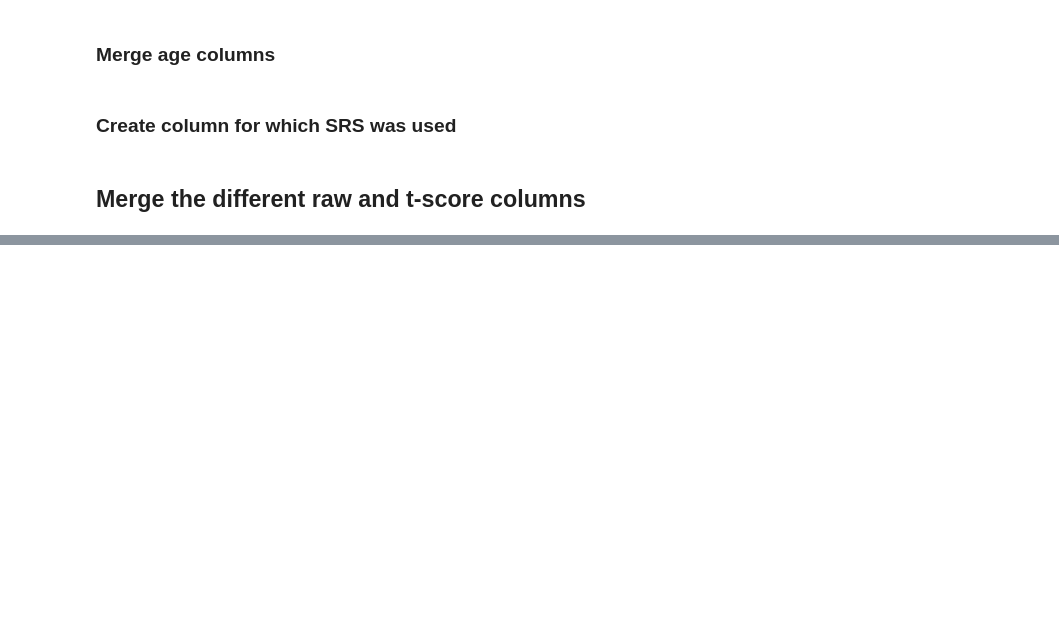
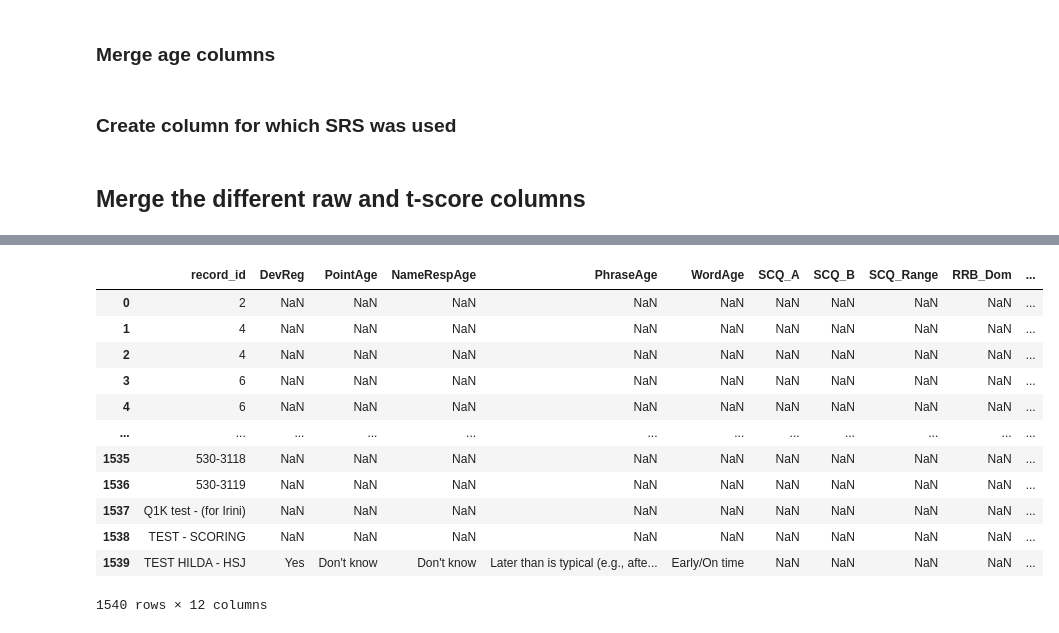
Before and after one commit to gabrielblancogomez/q1k_neurosubs, a Jupyter notebook: code/SRS_melting.ipynb, the cells around one changed output, grey strips where cells are left out. Drawn from its saved outputs; the diff is of its cells as text; code cells hidden in the pictures; blank space fills up the shorter version.

```diff
--- a/code/SRS_melting.ipynb
+++ b/code/SRS_melting.ipynb
@@ -394,0 +402,3 @@ avg_tscore_by_questionnaire
+# %%
+scq_files = glob.glob(f'../source/clinical/srs/{date}/*SCQ*.csv')
+scq_df= pd.read_csv(scq_files[0])
@@ -394,0 +442,36 @@ avg_tscore_by_questionnaire
+# %%
+col_remap = {
+    "k) Did the participant ever have a developmental regression, meaning they lost skills like language, motor or social skills, after having developed them? ": "DevReg",
+    "j) When did the participant first point at things around him/her or use simple gestures (i.e., pointing to request or for showing interest, waving goodbye; often develops around 10-12 months)? ": "PointAge",
+    "i) When did the participant first respond to their name (i.e., turn their head when called by name - often develops around 4-8 months)? ": "NameRespAge",
+    "g) When did the participant first use simple phrases (e.g., 'want milk, mommy'- often develops around 18-24 months)? ": "PhraseAge",
+    "f)  When did the participant first speak their first words (other than those that mean mama, dada - often develops  around 12-15 months)? ": "WordAge",
+    "SCQ Total Score A: ": "SCQ_A",
+    "SCQ Total Score B: ": "SCQ_B",
+    "Total Raw Score Range :" : "SCQ_Range",
+    "Restricted, Repetitive, and Stereotyped Patterns of Behavior Domain:": "RRB_Dom",
+    "Reciprocal Social Interaction Domain:": "SocInt_Dom",
+    "Communication Domain: ": "Comm_Dom",
+        'Record ID': 'record_id',
+
+}
+
+scq_df.rename(columns=col_remap, inplace=True)
+
+# Keep only the columns we need
+scq_df = scq_df[['record_id', 'DevReg', 'PointAge', 'NameRespAge', 'PhraseAge', 'WordAge', 'SCQ_A', 'SCQ_B','SCQ_Range' ,'RRB_Dom', 'SocInt_Dom', 'Comm_Dom']]
+scq_df
+# %% [output]
+|  | record_id | DevReg | PointAge | NameRespAge | PhraseAge | WordAge | SCQ_A | SCQ_B | SCQ_Range | RRB_Dom | ... |
+| 0 | 2 | NaN | NaN | NaN | NaN | NaN | NaN | NaN | NaN | NaN | ... |
+| 1 | 4 | NaN | NaN | NaN | NaN | NaN | NaN | NaN | NaN | NaN | ... |
+| 2 | 4 | NaN | NaN | NaN | NaN | NaN | NaN | NaN | NaN | NaN | ... |
+| 3 | 6 | NaN | NaN | NaN | NaN | NaN | NaN | NaN | NaN | NaN | ... |
+| 4 | 6 | NaN | NaN | NaN | NaN | NaN | NaN | NaN | NaN | NaN | ... |
+| ... | ... | ... | ... | ... | ... | ... | ... | ... | ... | ... | ... |
+| 1535 | 530-3118 | NaN | NaN | NaN | NaN | NaN | NaN | NaN | NaN | NaN | ... |
+| 1536 | 530-3119 | NaN | NaN | NaN | NaN | NaN | NaN | NaN | NaN | NaN | ... |
+| 1537 | Q1K test - (for Irini) | NaN | NaN | NaN | NaN | NaN | NaN | NaN | NaN | NaN | ... |
+| 1538 | TEST - SCORING | NaN | NaN | NaN | NaN | NaN | NaN | NaN | NaN | NaN | ... |
+| 1539 | TEST HILDA - HSJ | Yes | Don't know | Don't know | Later than is typical (e.g., afte... | Early/On time | NaN | NaN | NaN | NaN | ... |
+1540 rows × 12 columns
```
Also changed, not shown: parts of 12 cells of this notebook, 4 other files.
